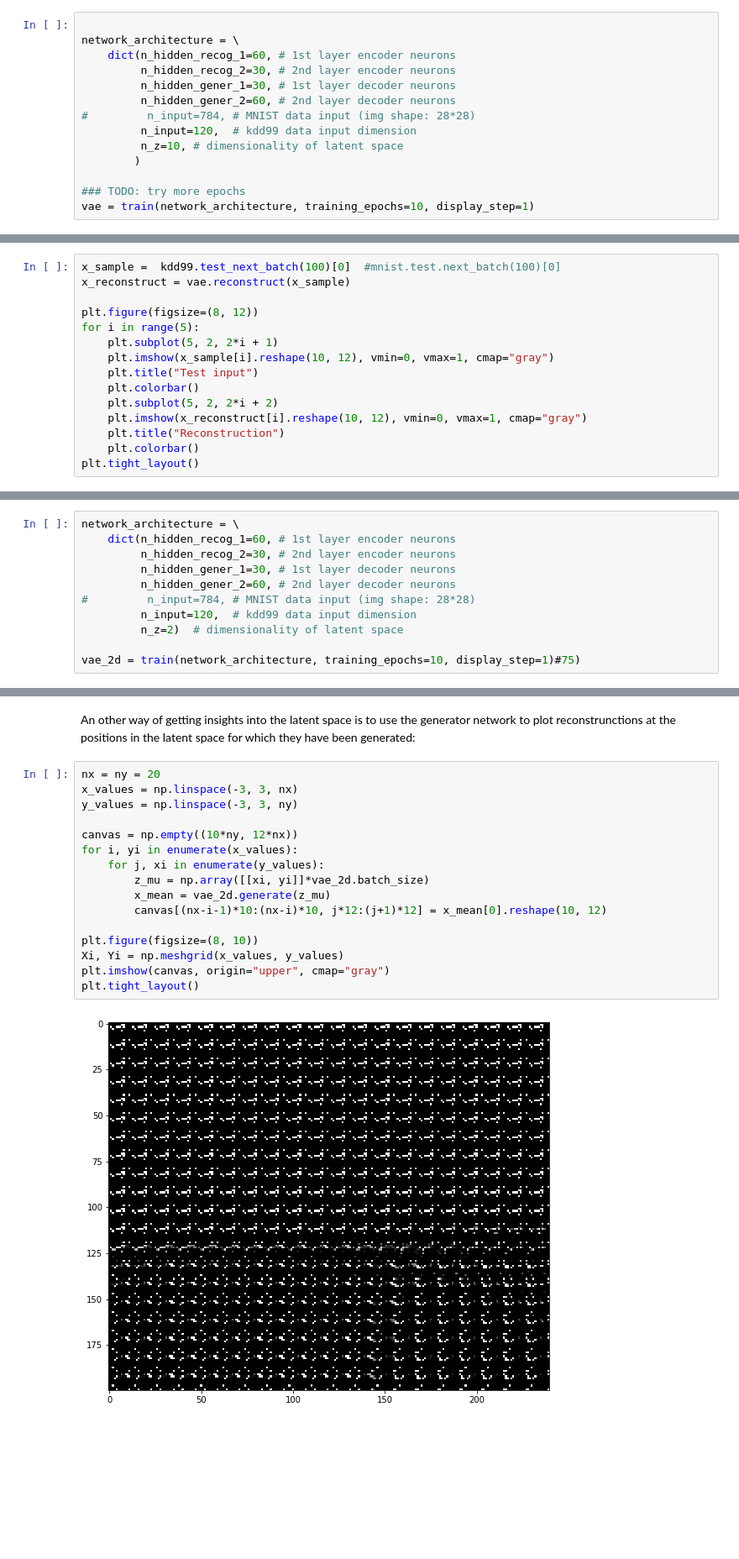
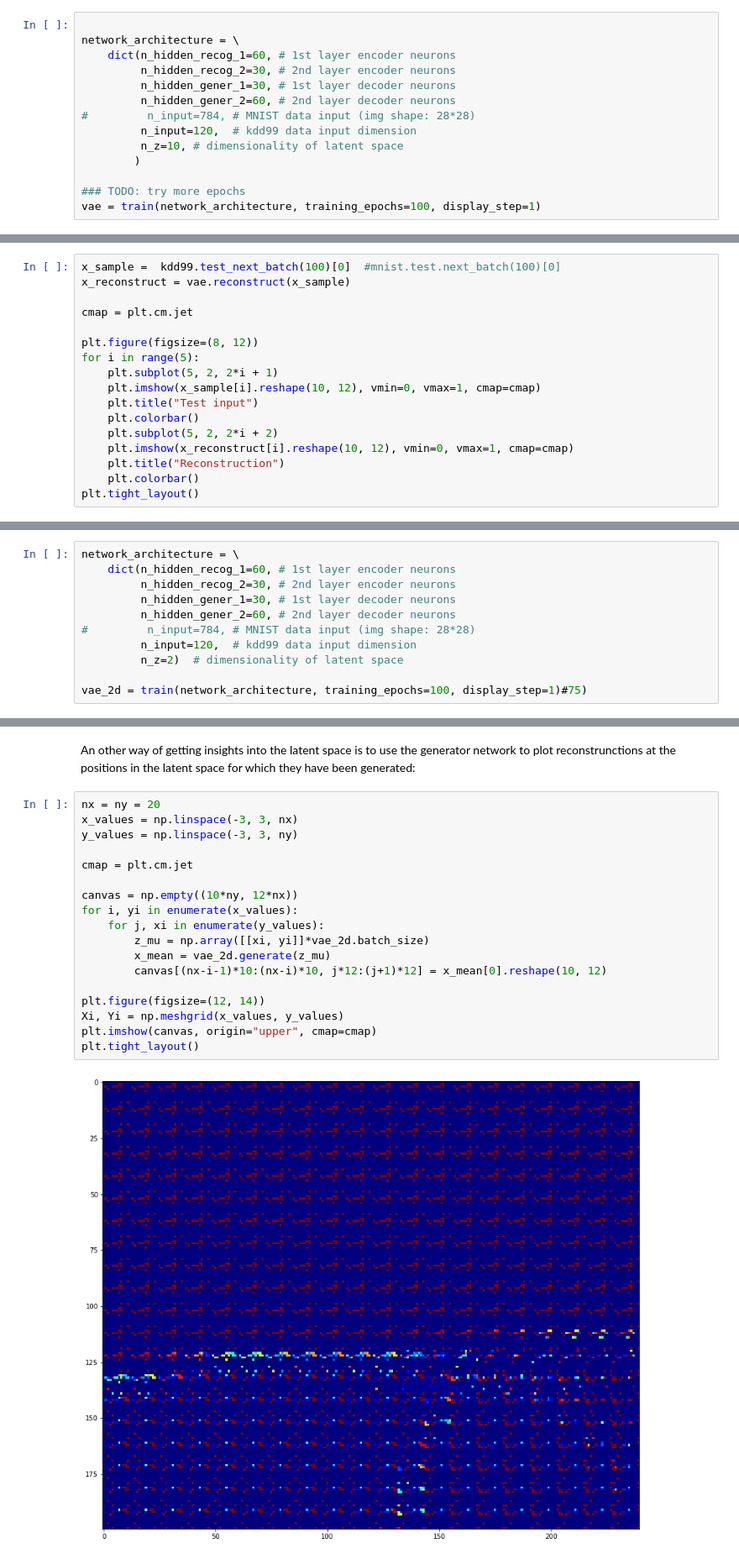
Before and after one commit to cemysf/tum_praktikum, a Jupyter notebook: stage3/vae-kdd99.ipynb, the cells around one changed output, grey strips where cells are left out. Shown: that part at 84% size. Saved outputs shown, nothing was run; the diff lists cells and outputs as text; blank space fills up the shorter version.

Commit message:
tried on 100 epochs

```diff
--- a/stage3/vae-kdd99.ipynb
+++ b/stage3/vae-kdd99.ipynb
@@ -280,5 +280,5 @@ network_architecture = \
         )
 
 ### TODO: try more epochs
-vae = train(network_architecture, training_epochs=10, display_step=1)
+vae = train(network_architecture, training_epochs=100, display_step=1)
 # %% [output]
@@ -298,14 +305,16 @@ Based on this we can sample some test inputs and visualize how well the VAE can
 x_sample =  kdd99.test_next_batch(100)[0]  #mnist.test.next_batch(100)[0]
 x_reconstruct = vae.reconstruct(x_sample)
 
+cmap = plt.cm.jet
+
 plt.figure(figsize=(8, 12))
 for i in range(5):
     plt.subplot(5, 2, 2*i + 1)
-    plt.imshow(x_sample[i].reshape(10, 12), vmin=0, vmax=1, cmap="gray")
+    plt.imshow(x_sample[i].reshape(10, 12), vmin=0, vmax=1, cmap=cmap)
     plt.title("Test input")
     plt.colorbar()
     plt.subplot(5, 2, 2*i + 2)
-    plt.imshow(x_reconstruct[i].reshape(10, 12), vmin=0, vmax=1, cmap="gray")
+    plt.imshow(x_reconstruct[i].reshape(10, 12), vmin=0, vmax=1, cmap=cmap)
     plt.title("Reconstruction")
     plt.colorbar()
 plt.tight_layout()
@@ -325,5 +334,5 @@ network_architecture = \
          n_input=120,  # kdd99 data input dimension
          n_z=2)  # dimensionality of latent space
 
-vae_2d = train(network_architecture, training_epochs=10, display_step=1)#75)
+vae_2d = train(network_architecture, training_epochs=100, display_step=1)#75)
 # %% [output]
@@ -351,18 +367,20 @@ An other way of getting insights into the latent space is to use the generator n
 # %%
 nx = ny = 20
 x_values = np.linspace(-3, 3, nx)
 y_values = np.linspace(-3, 3, ny)
+
+cmap = plt.cm.jet
 
 canvas = np.empty((10*ny, 12*nx))
 for i, yi in enumerate(x_values):
     for j, xi in enumerate(y_values):
         z_mu = np.array([[xi, yi]]*vae_2d.batch_size)
         x_mean = vae_2d.generate(z_mu)
         canvas[(nx-i-1)*10:(nx-i)*10, j*12:(j+1)*12] = x_mean[0].reshape(10, 12)
 
-plt.figure(figsize=(8, 10))
+plt.figure(figsize=(12, 14))
 Xi, Yi = np.meshgrid(x_values, y_values)
-plt.imshow(canvas, origin="upper", cmap="gray")
+plt.imshow(canvas, origin="upper", cmap=cmap)
 plt.tight_layout()
 # %% [output]
-[figure, old version]
+[figure, new version]
```
Also changed, not shown: parts of 4 cells of this notebook.
